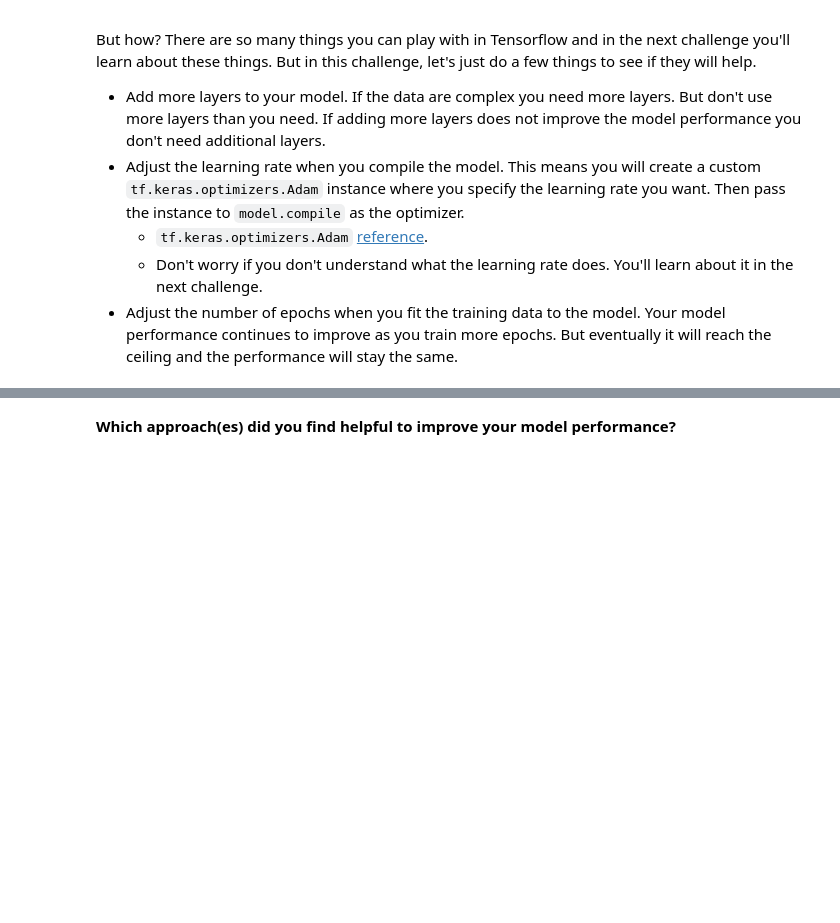
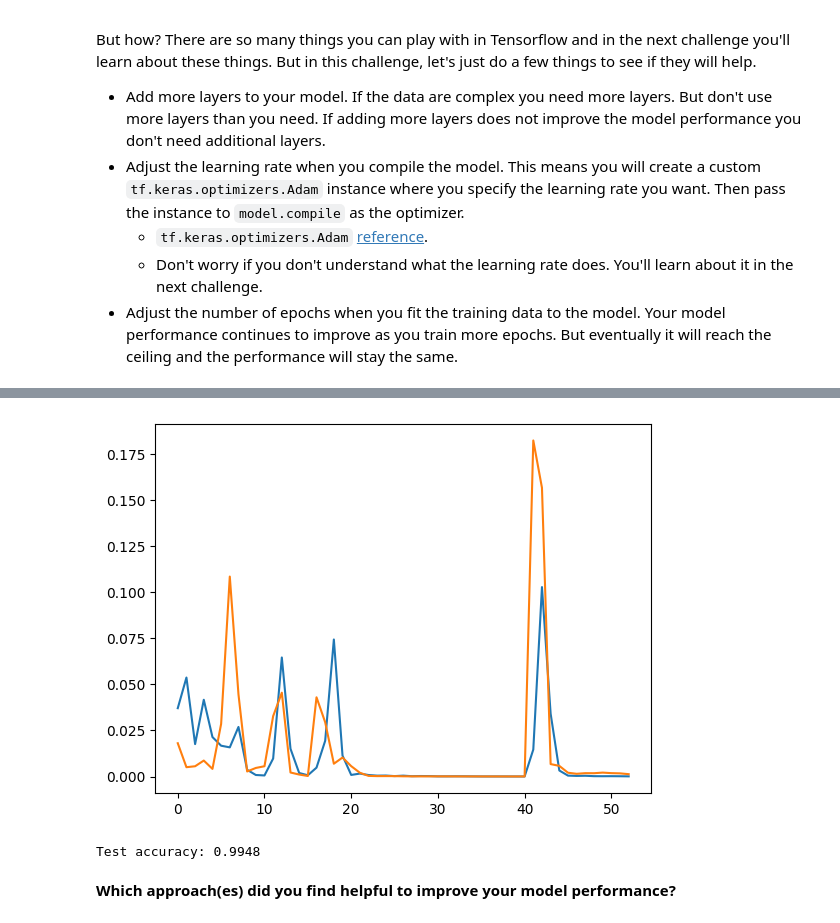
Before and after one commit to rberbenkova/lab-neural-networks, a Jupyter notebook: challenge_1.ipynb, the cells around one changed output, grey strips where cells are left out. Drawn from its saved outputs; the diff is of its cells as text; code cells hidden in the pictures; blank space fills up the shorter version.

```diff
--- a/challenge_1.ipynb
+++ b/challenge_1.ipynb
@@ -457,0 +627,8 @@ But how? There are so many things you can play with in Tensorflow and in the nex
+# %%
+opt = keras.optimizers.Adam(learning_rate=2e-3)  # example
+model.compile(optimizer=opt, loss="sparse_categorical_crossentropy", metrics=["accuracy"])
+
+
+# automatic LR scheduler:
+es  = callbacks.EarlyStopping(monitor="val_loss", patience=12, restore_best_weights=True)
+rlr = callbacks.ReduceLROnPlateau(monitor="val_loss", factor=0.5, patience=6, min_lr=1e-5, verbose=1)
@@ -457,0 +659,10 @@ But how? There are so many things you can play with in Tensorflow and in the nex
+# %%
+history = model.fit(
+    X_train_scaled,   # features (NumPy array), shape (n_train, n_features)
+    y_train,          # integer labels (0 or 1), shape (n_train,)
+    validation_split=0.20,  # use 20% of TRAIN data for validation
+    epochs=100,              # upper bound on passes over the training data
+    batch_size=16,          # number of samples per gradient update
+    callbacks=[es],         # apply EarlyStopping during training
+    verbose=1               # show progress per epoch
+)
@@ -458,3 +687,15 @@ But how? There are so many things you can play with in Tensorflow and in the nex
+# %%
+# PLOT Learning Curves from history object
+import matplotlib.pyplot as plt
+plt.plot(history.history["loss"]); plt.plot(history.history["val_loss"]); plt.show()
+
+# Evaluate your neural network model with the test data.
+
+test_loss, test_acc = model.evaluate(X_test_scaled, y_test, verbose=0)
+print(f"Test accuracy: {test_acc:.4f}")
+# %% [output]
+[figure, added]
+Test accuracy: 0.9948
 # %%
 # Adjust the NUMBER OF EPOCHS when fitting the training data to model.
 # As more epochs trained, model performance improves, until it reaches the plateu.
```
Also changed, not shown: parts of 22 cells of this notebook.
